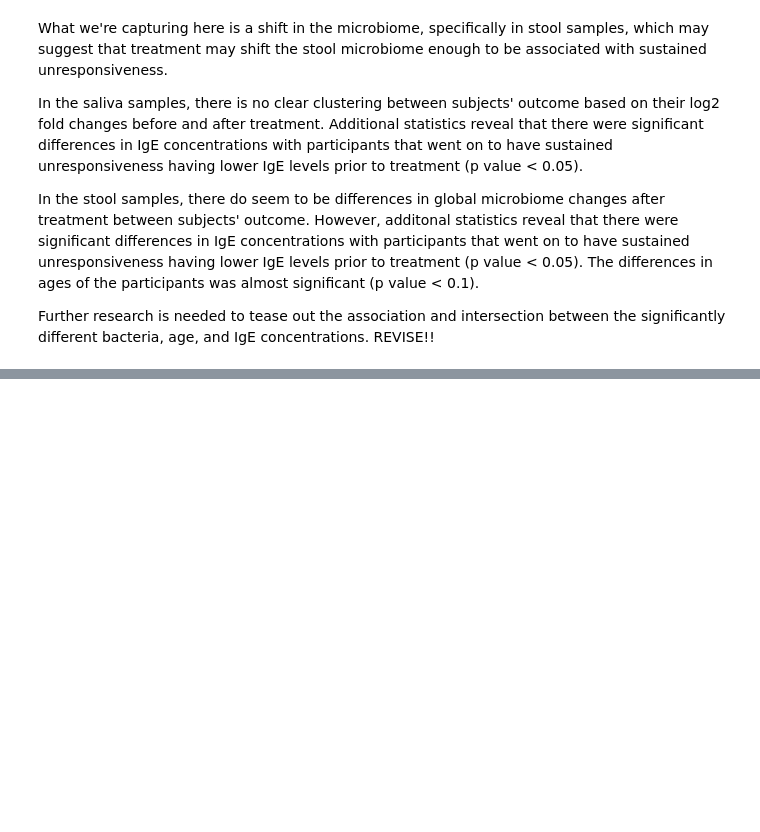
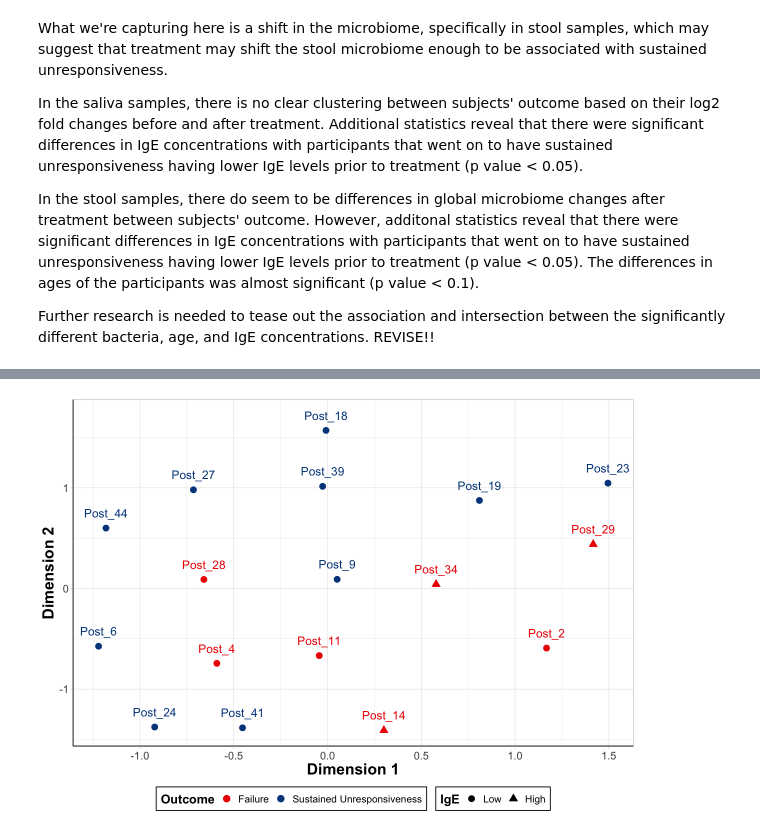
Before and after one commit to Ragerlab/P1013.-Microbiome-Peanut-Allergy, a Jupyter notebook: 5. Cluster Analyses/Cluster Analyses.ipynb, the cells around one changed output, grey strips where cells are left out. Saved outputs shown, nothing was run; the diff lists cells and outputs as text; code cells hidden in the pictures; blank space fills up the shorter version.

```diff
--- a/5. Cluster Analyses/Cluster Analyses.ipynb
+++ b/5. Cluster Analyses/Cluster Analyses.ipynb
@@ -674,0 +666,23 @@ Further research is needed to tease out the association and intersection between
+# %%
+# setting seed for reproducibility and running umap
+set.seed(12)
+saliva_umap_post = umap(v4_saliva_df[,c(10:ncol(v4_saliva_df))], n_neighbors = 10, random_state = 12)
+stool_umap_post = umap(v4_stool_df[,c(11:ncol(v4_stool_df))], n_neighbors = 10, random_state = 12)
+
+saliva_umap_post_df = data.frame(X = saliva_umap_post$layout[,1],
+                     Y = saliva_umap_post$layout[,2],
+                     Sample_ID = v4_saliva_df$Sample_ID,
+                     Outcome = v4_saliva_df$Outcome,
+                     Age = v4_saliva_df$Age,
+                     IgE = v4_saliva_df$IgE_Binarized) %>%
+    mutate(IgE = factor(IgE, levels = c('Low', 'High')))
+
+stool_umap_post_df = data.frame(X = stool_umap_post$layout[,1],
+                     Y = stool_umap_post$layout[,2],
+                     Sample_ID = v4_stool_df$Sample_ID,
+                     Outcome = v4_stool_df$Outcome,
+                     Age = v4_stool_df$Age,
+                     IgE = v4_stool_df$IgE_Binarized) %>%
+    mutate(IgE = factor(IgE, levels = c('Low', 'High')))
+
+head(saliva_umap_post_df)
@@ -674,0 +699,23 @@ Further research is needed to tease out the association and intersection between
+# %%
+ggplot(saliva_umap_post_df, aes(x = X, y = Y, color = Outcome, shape = IgE)) +
+  geom_point(size = 3.5) +
+  geom_text_repel(aes(label = Sample_ID),
+                  segment.size = 0, size = 5, show.legend = FALSE, nudge_y = 0.15) +
+
+  theme_light() +
+  theme(axis.text.x = element_text(vjust = 0.5), #rotating x labels/ moving x labels slightly to the left
+        axis.line = element_line(colour = "black"), #making x and y axes black
+        axis.text = element_text(size = 13), #changing size of x axis labels
+        legend.title = element_text(face = 'bold', size = 15), #changes legend title
+        legend.text = element_text(size = 12), #changes legend text
+        legend.position = "bottom",
+        legend.background = element_rect(colour = 'black', fill = 'white', linetype = 'solid'),
+        axis.title = element_text(face = "bold", size = rel(1.7)), #changes axis titles
+        strip.text.x = element_text(size = 18, face = "bold"), #changes size of facet x axis
+        strip.text.y = element_text(size = 18, face = "bold")) + #changes size of facet y axis
+
+  labs(x = 'Dimension 1', y = 'Dimension 2') + #changing axis labels
+
+  scale_color_manual(values = rev(lancet_palette))
+# %% [output]
+[figure, added]
```
Also changed, not shown: parts of 14 cells of this notebook.
